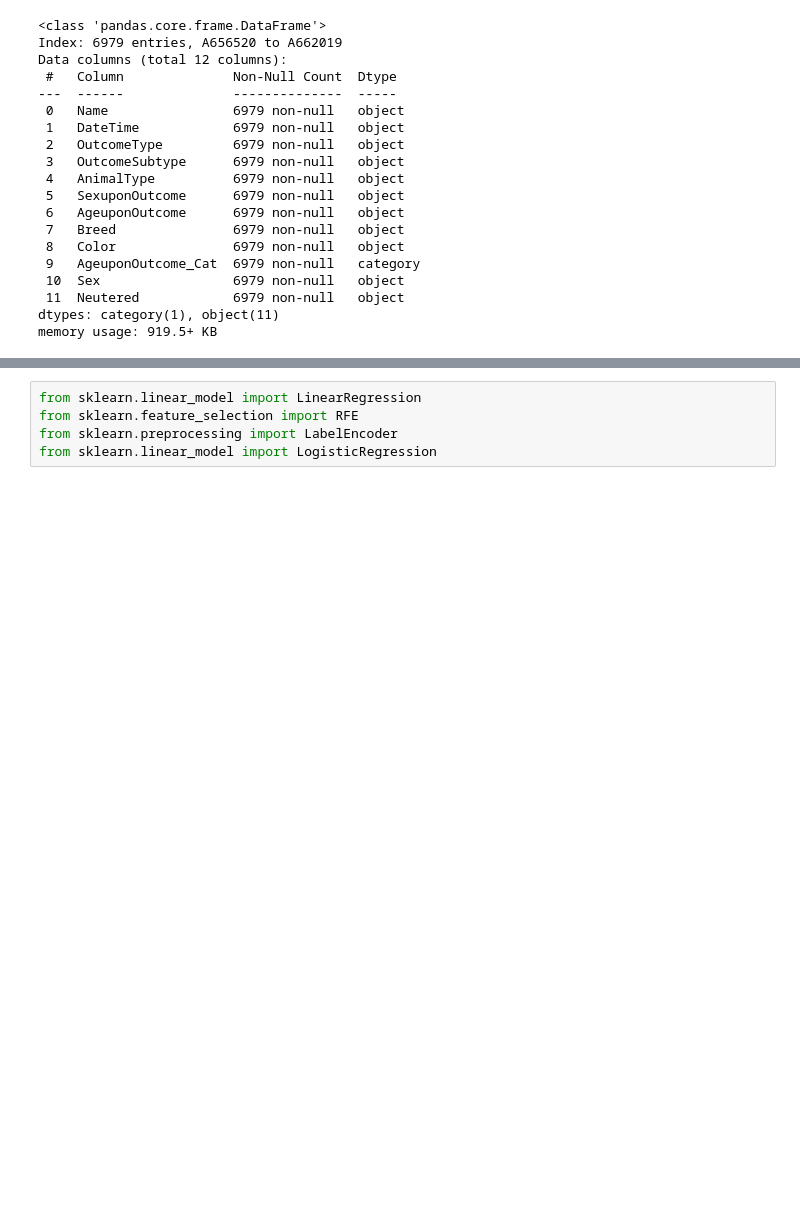
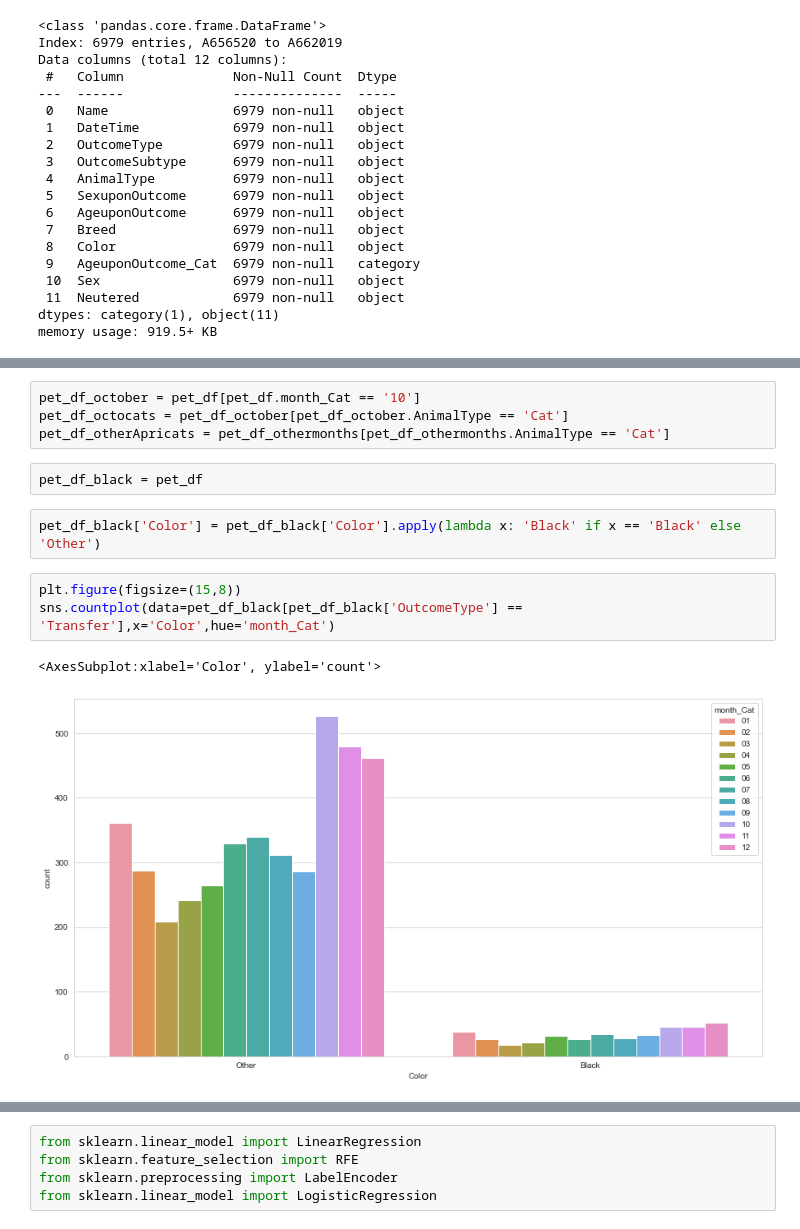
Before and after one commit to ironhack-bcn-data-pt/PR05-project-statistical-analysis, a Jupyter notebook: Project_05_pets.ipynb, the cells around one changed output, grey strips where cells are left out. Drawn from its saved outputs; the diff is of its cells as text; blank space fills up the shorter version.

```diff
--- a/Project_05_pets.ipynb
+++ b/Project_05_pets.ipynb
@@ -644,0 +682,14 @@ since 7.426280131177968e-21 < 0.05 we reject the null hypothesis that the variab
+# %%
+pet_df_october = pet_df[pet_df.month_Cat == '10']
+pet_df_octocats = pet_df_october[pet_df_october.AnimalType == 'Cat']
+pet_df_otherApricats = pet_df_othermonths[pet_df_othermonths.AnimalType == 'Cat']
+# %%
+pet_df_black = pet_df
+# %%
+pet_df_black['Color'] = pet_df_black['Color'].apply(lambda x: 'Black' if x == 'Black' else 'Other')
+# %%
+plt.figure(figsize=(15,8))
+sns.countplot(data=pet_df_black[pet_df_black['OutcomeType'] == 'Transfer'],x='Color',hue='month_Cat')
+# %% [output]
+<AxesSubplot:xlabel='Color', ylabel='count'>
+[figure, added]
```
Also changed, not shown: parts of 110 cells of this notebook.
